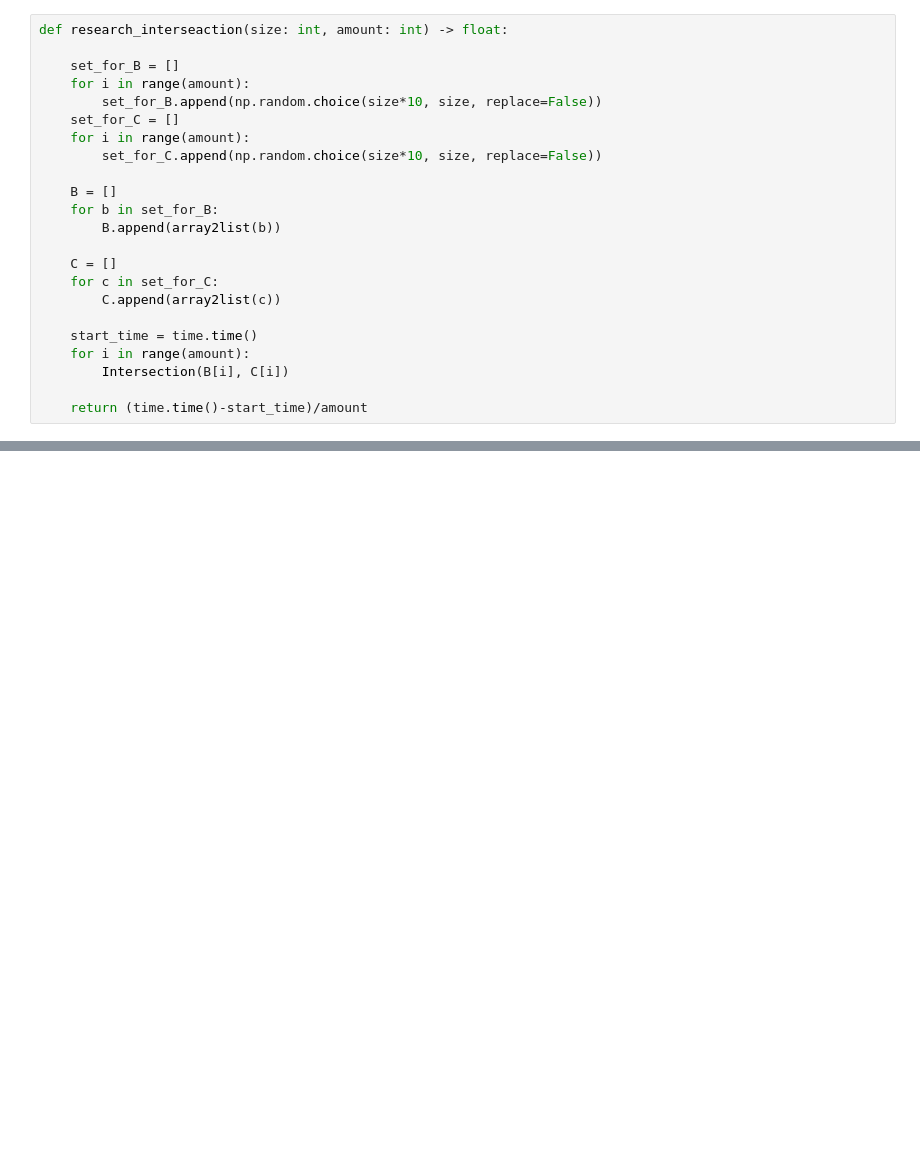
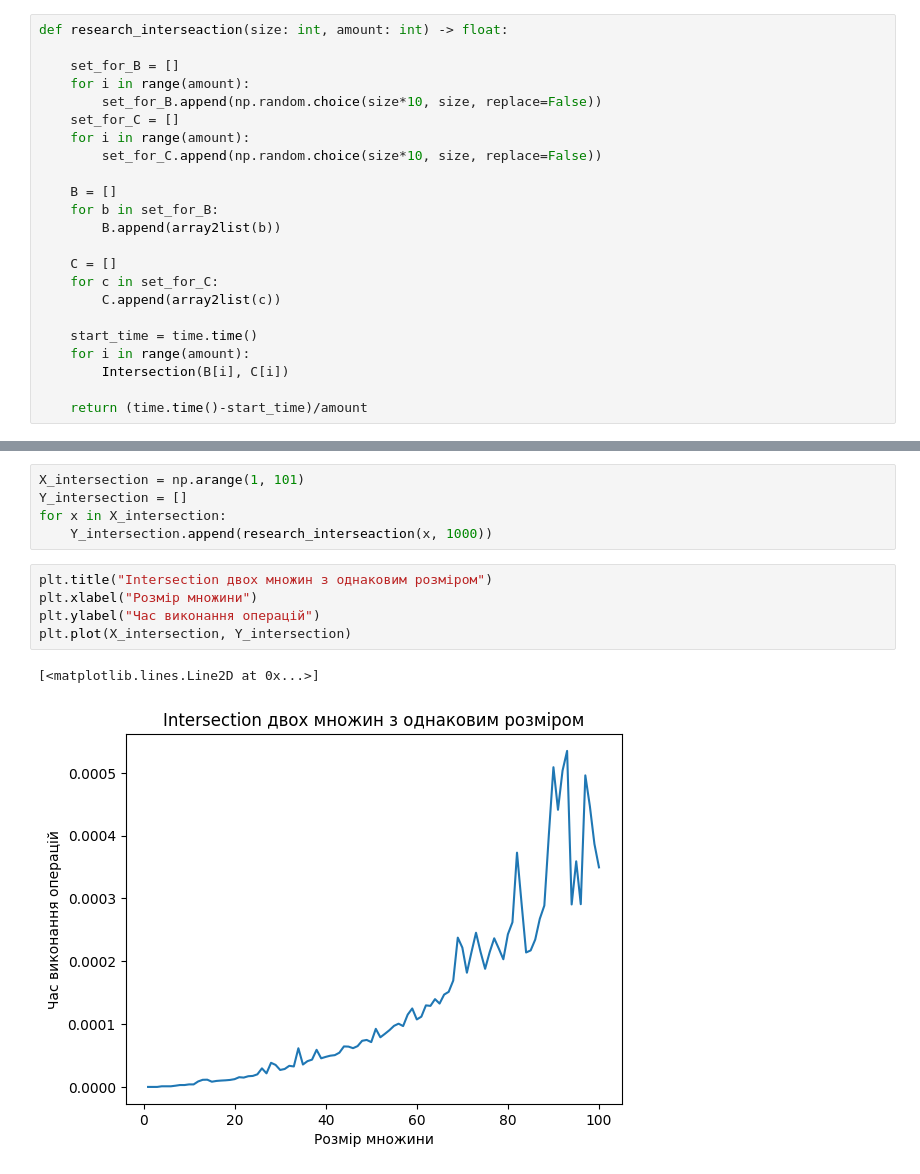
Before and after one commit to BerVol57/Applied-algorithms, a Jupyter notebook: Task_N01/main.ipynb, the cells around one changed output, grey strips where cells are left out. Saved outputs shown, nothing was run; the diff lists cells and outputs as text; blank space fills up the shorter version.

```diff
--- a/Task_N01/main.ipynb
+++ b/Task_N01/main.ipynb
@@ -275,0 +346,13 @@ research_interseaction(1000, 1000)
+# %%
+X_intersection = np.arange(1, 101)
+Y_intersection = []
+for x in X_intersection:
+    Y_intersection.append(research_interseaction(x, 1000))
+# %%
+plt.title("Intersection двох множин з однаковим розміром")
+plt.xlabel("Розмір множини")
+plt.ylabel("Час виконання операцій")
+plt.plot(X_intersection, Y_intersection)
+# %% [output]
+[<matplotlib.lines.Line2D at 0x...>]
+[figure, added]
```
Also changed, not shown: parts of 22 cells of this notebook.
